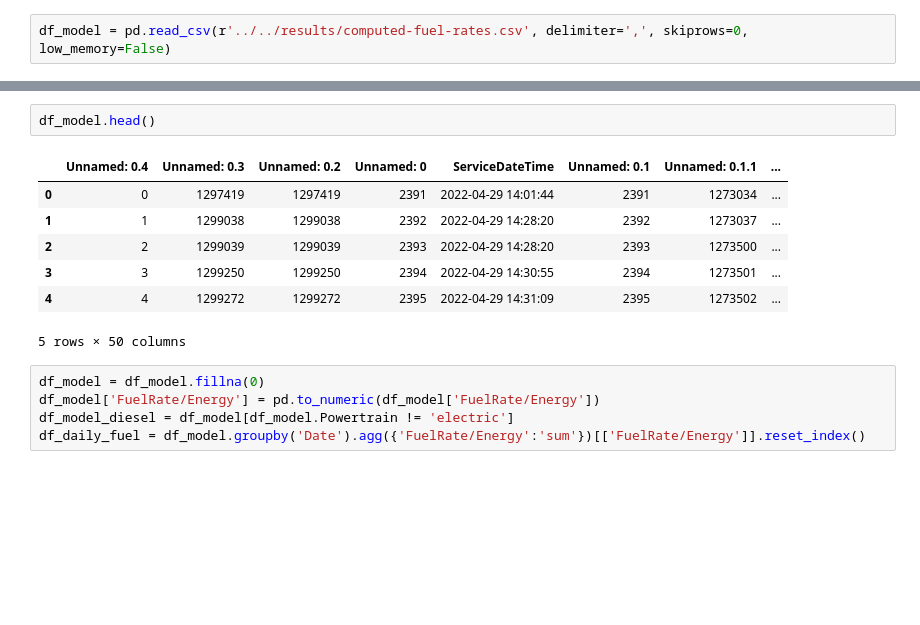
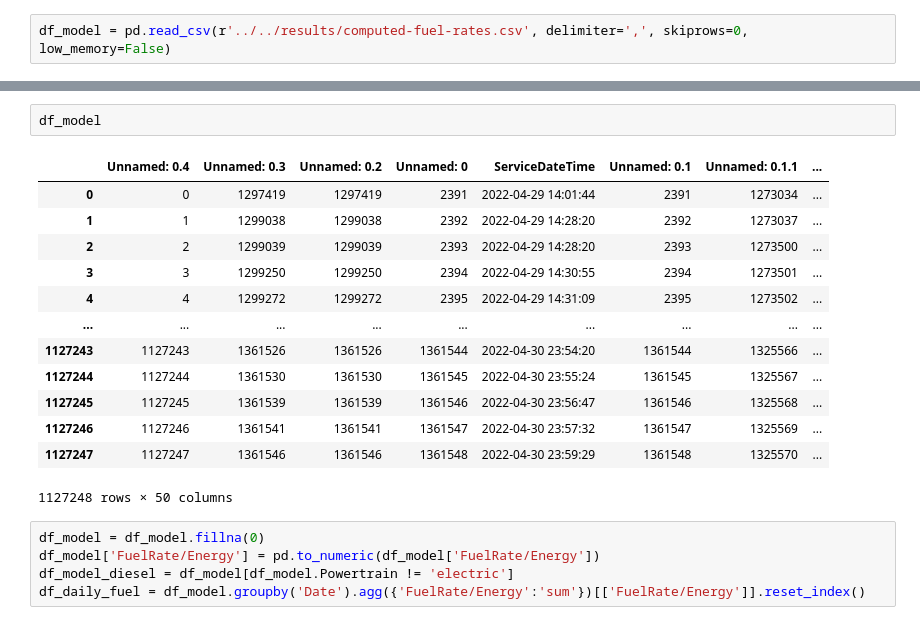
Before and after one commit to narslab/transit-electrification-futures, a Jupyter notebook: bin/jupyter/calibration.ipynb, the cells around one changed output, grey strips where cells are left out. Drawn from its saved outputs; the diff is of its cells as text; blank space fills up the shorter version.

```diff
--- a/bin/jupyter/calibration.ipynb
+++ b/bin/jupyter/calibration.ipynb
@@ -22,13 +29,19 @@ df_validation.head()
 # %%
-df_model.head()
+df_model
 # %% [output]
 |  | Unnamed: 0.4 | Unnamed: 0.3 | Unnamed: 0.2 | Unnamed: 0 | ServiceDateTime | Unnamed: 0.1 | Unnamed: 0.1.1 | ... |
 | 0 | 0 | 1297419 | 1297419 | 2391 | 2022-04-29 14:01:44 | 2391 | 1273034 | ... |
 | 1 | 1 | 1299038 | 1299038 | 2392 | 2022-04-29 14:28:20 | 2392 | 1273037 | ... |
 | 2 | 2 | 1299039 | 1299039 | 2393 | 2022-04-29 14:28:20 | 2393 | 1273500 | ... |
 | 3 | 3 | 1299250 | 1299250 | 2394 | 2022-04-29 14:30:55 | 2394 | 1273501 | ... |
 | 4 | 4 | 1299272 | 1299272 | 2395 | 2022-04-29 14:31:09 | 2395 | 1273502 | ... |
+| ... | ... | ... | ... | ... | ... | ... | ... | ... |
+| 1127243 | 1127243 | 1361526 | 1361526 | 1361544 | 2022-04-30 23:54:20 | 1361544 | 1325566 | ... |
+| 1127244 | 1127244 | 1361530 | 1361530 | 1361545 | 2022-04-30 23:55:24 | 1361545 | 1325567 | ... |
+| 1127245 | 1127245 | 1361539 | 1361539 | 1361546 | 2022-04-30 23:56:47 | 1361546 | 1325568 | ... |
+| 1127246 | 1127246 | 1361541 | 1361541 | 1361547 | 2022-04-30 23:57:32 | 1361547 | 1325569 | ... |
+| 1127247 | 1127247 | 1361546 | 1361546 | 1361548 | 2022-04-30 23:59:29 | 1361548 | 1325570 | ... |
-5 rows × 50 columns
+1127248 rows × 50 columns
 # %%
 df_model = df_model.fillna(0)
 df_model['FuelRate/Energy'] = pd.to_numeric(df_model['FuelRate/Energy'])
```
Also changed, not shown: parts of 2 cells of this notebook, 3 other files.
